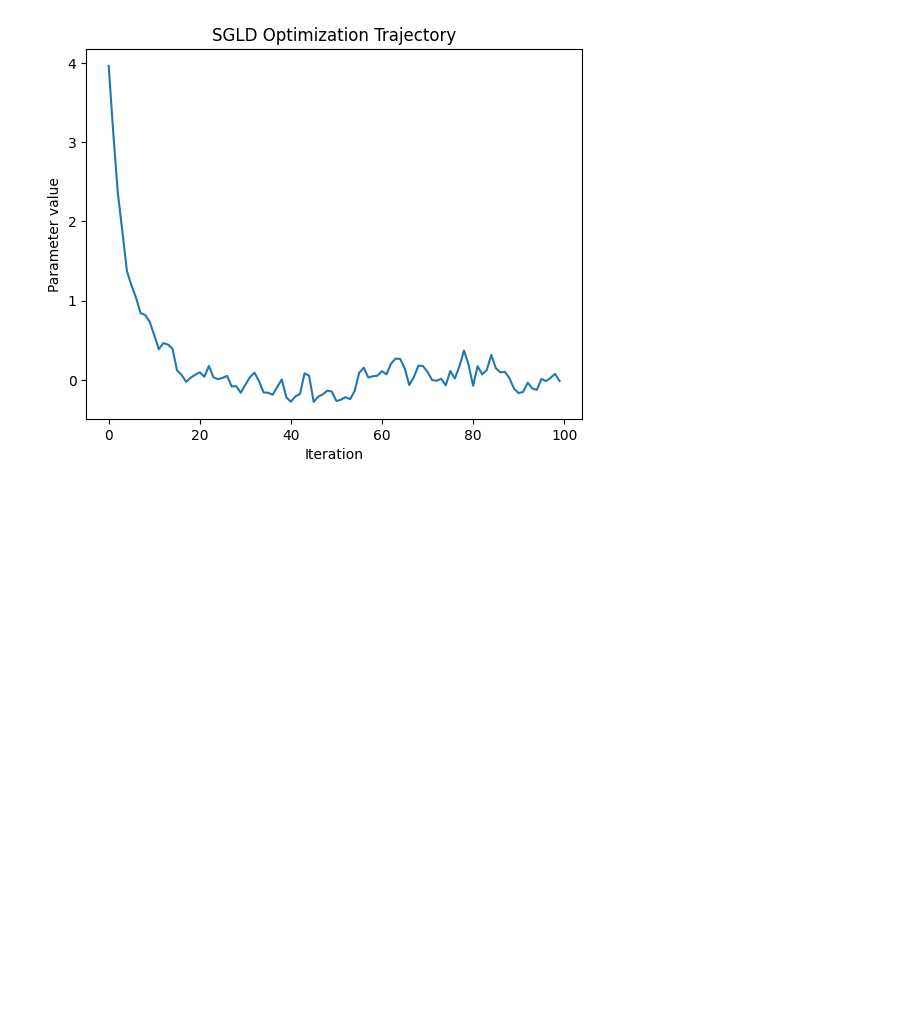
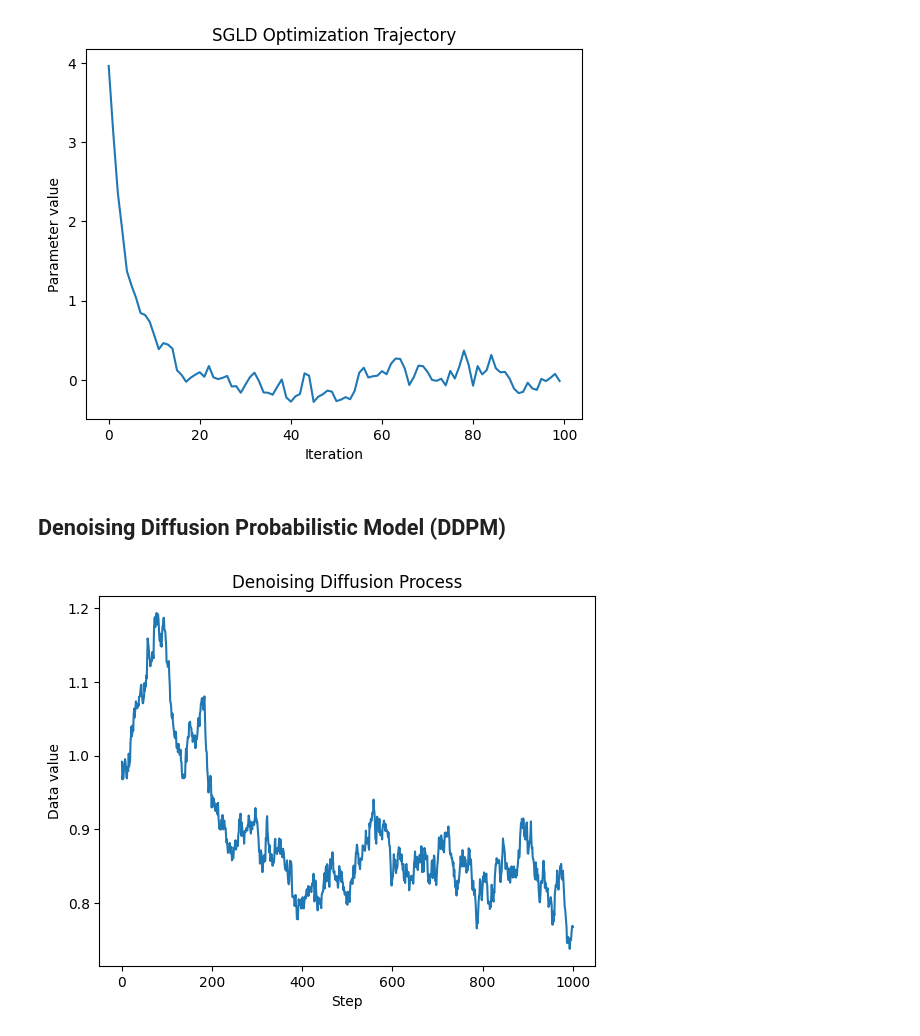
Before and after one commit to Kerysfel/differentialModel, a Jupyter notebook: diffusionModel.ipynb, the cells around one changed output. Saved outputs shown, nothing was run; the diff lists cells and outputs as text; code cells hidden in the pictures; blank space fills up the shorter version.

Commit message:
feat: add basic one-dimensional DDPM example with visualization
Implement a simplified one-dimensional Denoising Diffusion Probabilistic Model (DDPM) to demonstrate the core concept of the diffusion process. The script includes:

- Initialization of simple one-dimensional data with added noise.
- A basic diffusion process loop for denoising the data over a set number of steps.
- A plot to visualize the denoising process across iterations, showing how the data value changes over time.

This example serves as an educational tool to illustrate the fundamental mechanism behind DDPM in a simplified setting.

```diff
--- a/diffusionModel.ipynb
+++ b/diffusionModel.ipynb
@@ -129,3 +129,33 @@ plt.title('SGLD Optimization Trajectory')
 plt.show()
 # %% [output]
 [figure]
+# %% [markdown]
+## Denoising Diffusion Probabilistic Model (DDPM)
+# %%
+import numpy as np
+import matplotlib.pyplot as plt
+
+# Параметры диффузионного процесса
+num_steps = 1000  # Количество шагов диффузии
+sigma = 0.01  # Масштаб шума
+
+# Инициализация данных
+original_data = np.array([1])  # Простое одномерное значение
+data = original_data + np.random.normal(scale=sigma, size=original_data.shape)
+
+# Процесс диффузии (уменьшение шума)
+trajectory = [data.copy()]
+for step in range(num_steps):
+    noise_reduction = np.random.normal(scale=sigma, size=data.shape)
+    data -= noise_reduction  # Постепенное уменьшение шума
+    trajectory.append(data.copy())
+
+# Визуализация процесса диффузии
+trajectory = np.array(trajectory).flatten()
+plt.plot(trajectory)
+plt.xlabel('Step')
+plt.ylabel('Data value')
+plt.title('Denoising Diffusion Process')
+plt.show()
+# %% [output]
+[figure, added]
```
